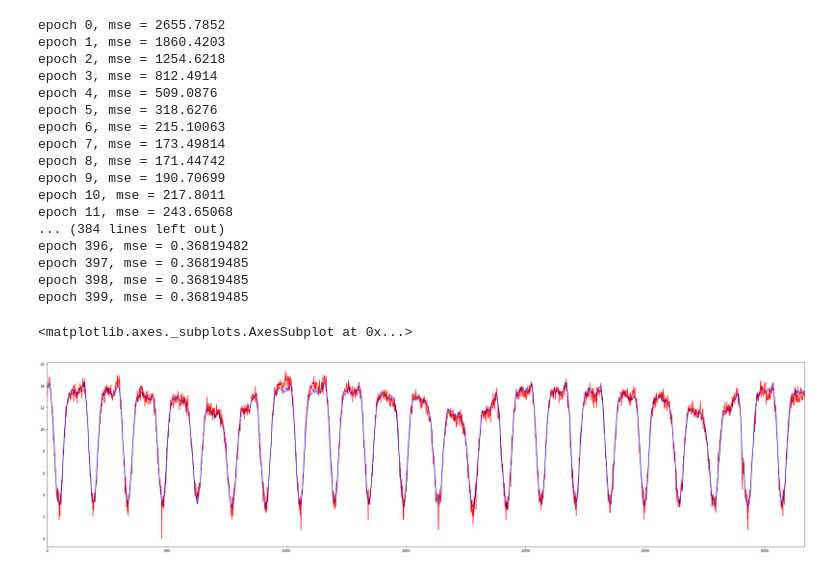
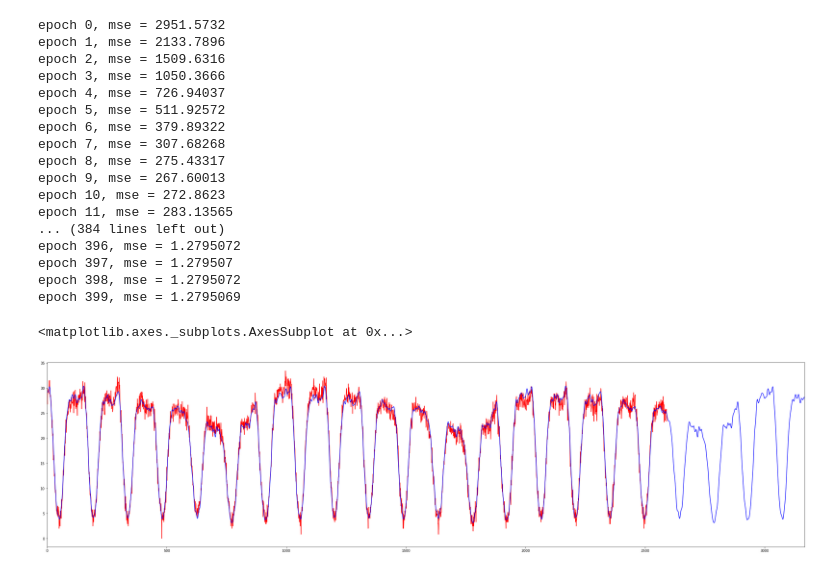
Before and after one commit to calasius/timeseries, a Jupyter notebook: fourier-time-series-analysis.ipynb, the cells around one changed output. Saved outputs shown, nothing was run; the diff lists cells and outputs as text; code cells hidden in the pictures.

```diff
--- a/fourier-time-series-analysis.ipynb
+++ b/fourier-time-series-analysis.ipynb
@@ -36,12 +43,12 @@ def generate_timeseries_csv():
 # %%
-x_ts, y_ts = get_ts('flights-thanks',df, apply_box_cox=True, lamb=0.3)
+x_ts, y_ts = get_ts('flights-thanks',df, apply_box_cox=True, lamb=0.5)
+x_ts_train = x_ts[:, :-TEST]
+y_ts_train = y_ts[:, :-TEST]
-# %%
-LEARNING_RATE = 1.0
-PERIOD = 1008
-PI = np.pi
-ALPHA_REG = 0.01
-THRESHOLD = 900
 # %%
+x_train = tf.constant(x_ts_train,dtype=tf.float32)
+
+y_train = tf.constant(y_ts_train,dtype=tf.float32)
+
 x = tf.constant(x_ts,dtype=tf.float32)
 
 y = tf.constant(y_ts,dtype=tf.float32)
@@ -54,19 +61,25 @@ amplitudes_sin = tf.Variable(tf.random_uniform([1, PERIOD - THRESHOLD], -10, 10,
 
 bias = tf.Variable(tf.zeros([1]))
 
-sin_part = tf.reduce_sum(tf.sin(tf.transpose(x) * multipliers) * amplitudes_sin, 1)
+sin_part = tf.reduce_sum(tf.sin(tf.transpose(x_train) * multipliers) * amplitudes_sin, 1)
 
-cos_part = tf.reduce_sum(tf.cos(tf.transpose(x) * multipliers) * amplitudes_cos, 1)
+cos_part = tf.reduce_sum(tf.cos(tf.transpose(x_train) * multipliers) * amplitudes_cos, 1)
 
 y_pred = sin_part + cos_part + bias
 
-error = y_pred - y
+error = y_pred - y_train
 
 regularizer = ALPHA_REG * tf.nn.l2_loss(amplitudes_cos) + ALPHA_REG * tf.nn.l2_loss(amplitudes_sin)
 
 mse = tf.reduce_mean(tf.square(error) + regularizer, name="mse")
 
 op = tf.train.AdamOptimizer(learning_rate=LEARNING_RATE).minimize(mse)
+
+sin_part = tf.reduce_sum(tf.sin(tf.transpose(x) * multipliers) * amplitudes_sin, 1)
+
+cos_part = tf.reduce_sum(tf.cos(tf.transpose(x) * multipliers) * amplitudes_cos, 1)
+
+y_ext = sin_part + cos_part + bias
 # %%
 n_epochs = 400
 init = tf.global_variables_initializer()
@@ -77,32 +90,30 @@ with tf.Session() as sess:
             sess.run(op)
             print("epoch %s, mse = %s " % (epoch, mse.eval()))
         y_p = y_pred.eval()
-        frequencies = multipliers.eval()
-        amp_cos = amplitudes_cos.eval()
-        amp_sin = amplitudes_sin.eval()
+        y_extended = y_ext.eval()
 # %% [output]
-epoch 0, mse = 2655.7852
-epoch 1, mse = 1860.4203
-epoch 2, mse = 1254.6218
-epoch 3, mse = 812.4914
-epoch 4, mse = 509.0876
-epoch 5, mse = 318.6276
-epoch 6, mse = 215.10063
-epoch 7, mse = 173.49814
-epoch 8, mse = 171.44742
-epoch 9, mse = 190.70699
-epoch 10, mse = 217.8011
-epoch 11, mse = 243.65068
+epoch 0, mse = 2951.5732
+epoch 1, mse = 2133.7896
+epoch 2, mse = 1509.6316
+epoch 3, mse = 1050.3666
+epoch 4, mse = 726.94037
+epoch 5, mse = 511.92572
+epoch 6, mse = 379.89322
+epoch 7, mse = 307.68268
+epoch 8, mse = 275.43317
+epoch 9, mse = 267.60013
+epoch 10, mse = 272.8623
+epoch 11, mse = 283.13565
 ... (384 lines left out)
-epoch 396, mse = 0.36819482
-epoch 397, mse = 0.36819485
-epoch 398, mse = 0.36819485
-epoch 399, mse = 0.36819485
+epoch 396, mse = 1.2795072
+epoch 397, mse = 1.279507
+epoch 398, mse = 1.2795072
+epoch 399, mse = 1.2795069
 # %%
 plt.figure(figsize=(40,10))
-sbn.tsplot(y_ts, color="red")
-sbn.tsplot(y_p, color="blue")
+sbn.tsplot(y_ts_train, color="red")
+sbn.tsplot(y_extended, color="blue")
 # %% [output]
 <matplotlib.axes._subplots.AxesSubplot at 0x...>
-[figure, old version]
+[figure, new version]
 # %%
```
Also changed, not shown: parts of 4 cells of this notebook.
